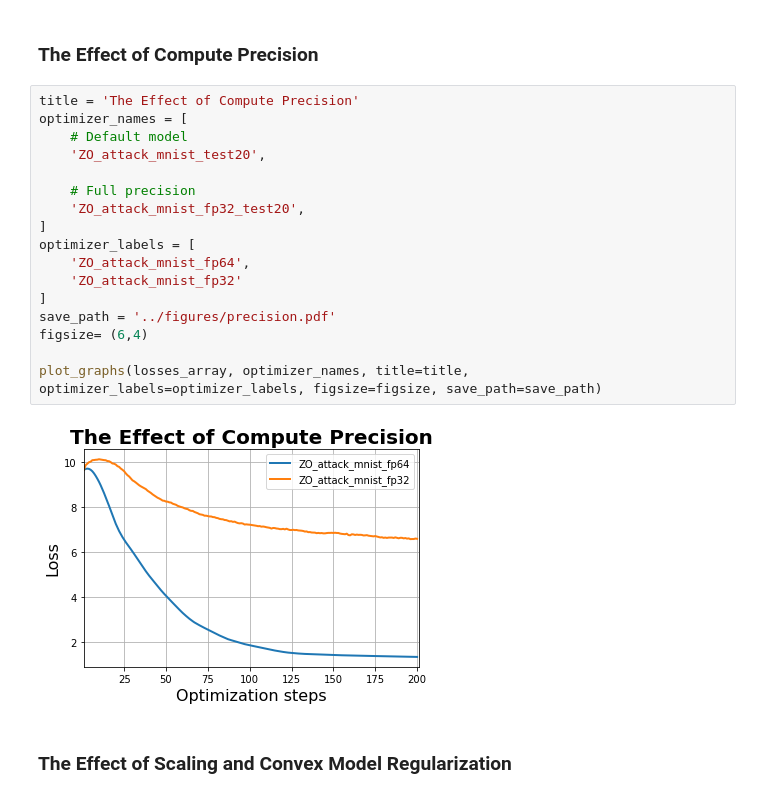
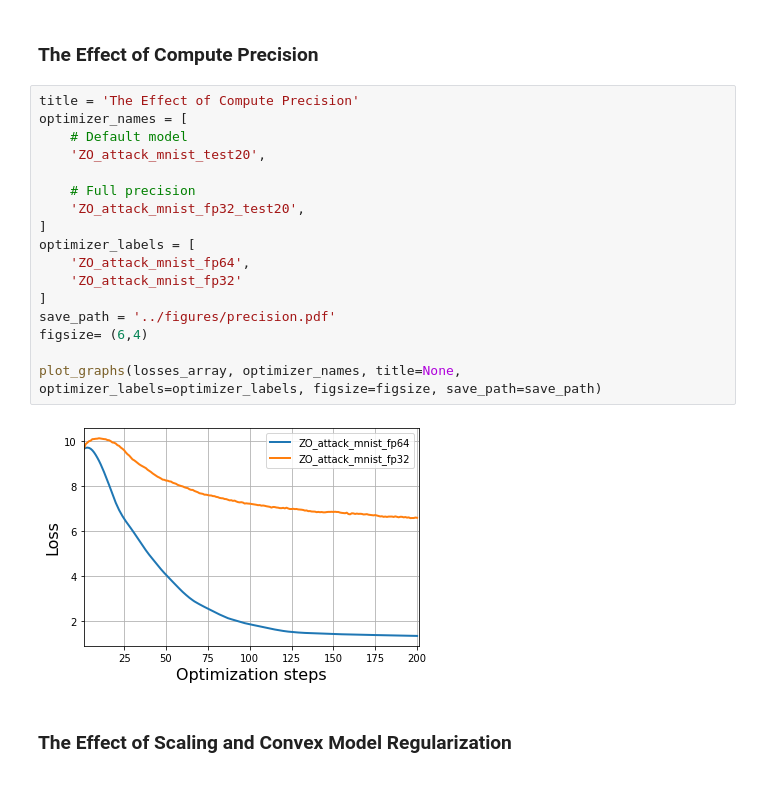
Before and after one commit to akgokce/ZO-L2L, a Jupyter notebook: notebooks/Plotting.ipynb, the cells around one changed output. Drawn from its saved outputs; the diff is of its cells as text.

Commit message:
Correct figures

```diff
--- a/notebooks/Plotting.ipynb
+++ b/notebooks/Plotting.ipynb
@@ -169,22 +169,22 @@ plot_graphs(losses_array, optimizer_names, title=title, optimizer_labels=optimiz
 # %%
 title = 'The Effect of Compute Precision'
 optimizer_names = [
     # Default model
     'ZO_attack_mnist_test20',
 
     # Full precision
     'ZO_attack_mnist_fp32_test20',
 ]
 optimizer_labels = [
     'ZO_attack_mnist_fp64',
     'ZO_attack_mnist_fp32'
 ]
 save_path = '../figures/precision.pdf'
 figsize= (6,4)
 
-plot_graphs(losses_array, optimizer_names, title=title, optimizer_labels=optimizer_labels, figsize=figsize, save_path=save_path)
+plot_graphs(losses_array, optimizer_names, title=None, optimizer_labels=optimizer_labels, figsize=figsize, save_path=save_path)
 # %% [output]
-[figure, old version]
+[figure, new version]
 # %% [markdown]
 ### The Effect of Scaling and Convex Model Regularization
 # %%
```
Also changed, not shown: parts of 2 cells of this notebook, 3 other files.
